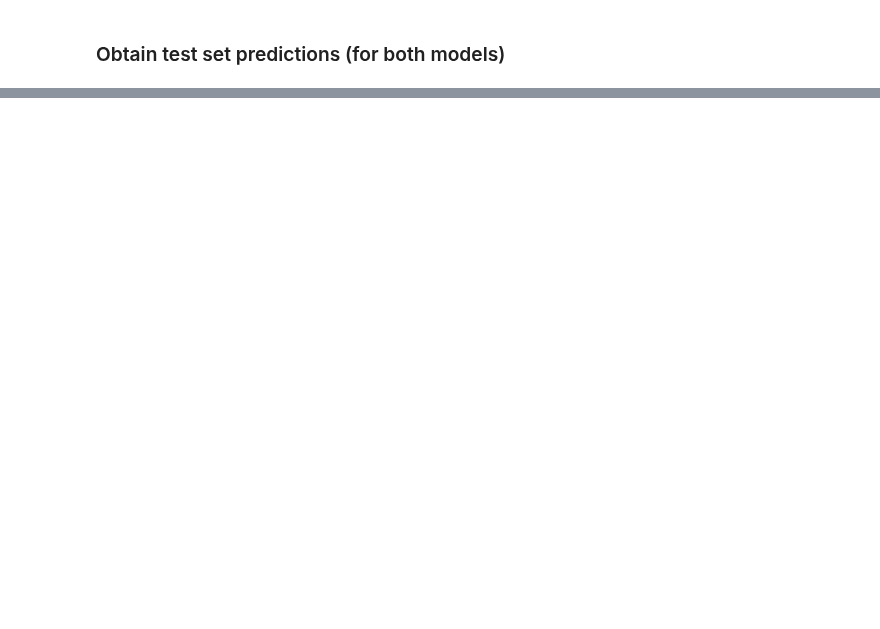
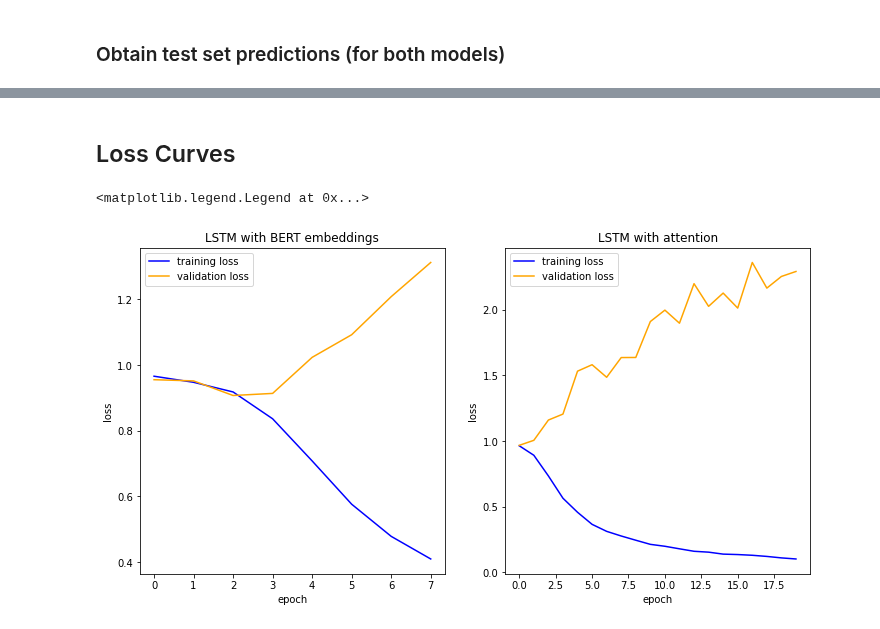
Before and after one commit to willburr/humorous-headlines, a Jupyter notebook: main.ipynb, the cells around one changed output, grey strips where cells are left out. Drawn from its saved outputs; the diff is of its cells as text; code cells hidden in the pictures; blank space fills up the shorter version.

Commit message:
Add loss plots, conf matrices and f1 score

```diff
--- a/main.ipynb
+++ b/main.ipynb
@@ -817,21 +882,18 @@ class BiLSTM_BERT_classification(nn.Module):
 # %% [markdown]
 ### Model Instantiation and Training
 # %%
-# Number of epochs
-epochs = 8
-
-HIDDEN_DIM = 400 # Higher appears to yield better val acc
+bert_epochs = 8
+HIDDEN_DIM = 400
 num_layers = 4
 
-## TODO: Figure out network dimensions
-model = BiLSTM_BERT_classification(HIDDEN_DIM, num_layers)
+model_bert = BiLSTM_BERT_classification(HIDDEN_DIM, num_layers)
 print("Model initialised.")
 
-model = model.to(device)
+model_bert = model_bert.to(device)
 
 loss_fn = nn.CrossEntropyLoss()
 loss_fn = loss_fn.to(device)
 
-optimizer = torch.optim.Adam(model.parameters())
+optimizer = torch.optim.Adam(model_bert.parameters())
 
-t_loss, t_acc, v_loss, v_acc = train(train_loader, dev_loader, model, epochs, optimizer)
+bert_t_loss, bert_t_acc, bert_v_loss, bert_v_acc = train(train_loader, dev_loader, model_bert, bert_epochs, optimizer)
@@ -1059,7 +1134,7 @@ print("Dataloaders created.")
 # %% [markdown]
 ### Define Hyperparameters
 # %%
-epochs = 20
+attn_epochs = 20
 INPUT_DIM = len(vocab) + 1
 HIDDEN_DIM = 200
 EMBEDDING_DIM = 300
@@ -1092,4 +1185,4 @@ loss_fn = loss_fn.to(device)
 
 optimizer = torch.optim.Adam(model_attn.parameters())
 
-t_loss, t_acc, v_loss, v_acc = train(train_loader, dev_loader, model_attn, epochs, optimizer)
+attn_t_loss, attn_t_acc, attn_v_loss, attn_v_acc = train(train_loader, dev_loader, model_attn, attn_epochs, optimizer)
@@ -1105,0 +1225,22 @@ test_results_attn = eval_test(test_loader, model_attn, edited_test_df['id'], "ls
+# %%
+bert_epochs_arr = np.arange(bert_epochs)
+attn_epochs_arr = np.arange(attn_epochs)
+# %% [markdown]
+## Loss Curves
+# %%
+fig, (ax1, ax2) = plt.subplots(1, 2, figsize=(12, 6))
+ax1.set_title("LSTM with BERT embeddings")
+ax1.set_xlabel("epoch")
+ax1.set_ylabel("loss")
+ax1.plot(bert_epochs_arr, bert_t_loss, color='blue', label='training loss')
+ax1.plot(bert_epochs_arr, bert_v_loss, color='orange', label='validation loss')
+ax1.legend()
+ax2.set_title("LSTM with attention")
+ax2.set_xlabel("epoch")
+ax2.set_ylabel("loss")
+ax2.plot(attn_epochs_arr, attn_t_loss, color='blue', label='training loss')
+ax2.plot(attn_epochs_arr, attn_v_loss, color='orange', label='validation loss')
+ax2.legend()
+# %% [output]
+<matplotlib.legend.Legend at 0x...>
+[figure, added]
```
Also changed, not shown: parts of 24 cells of this notebook.
